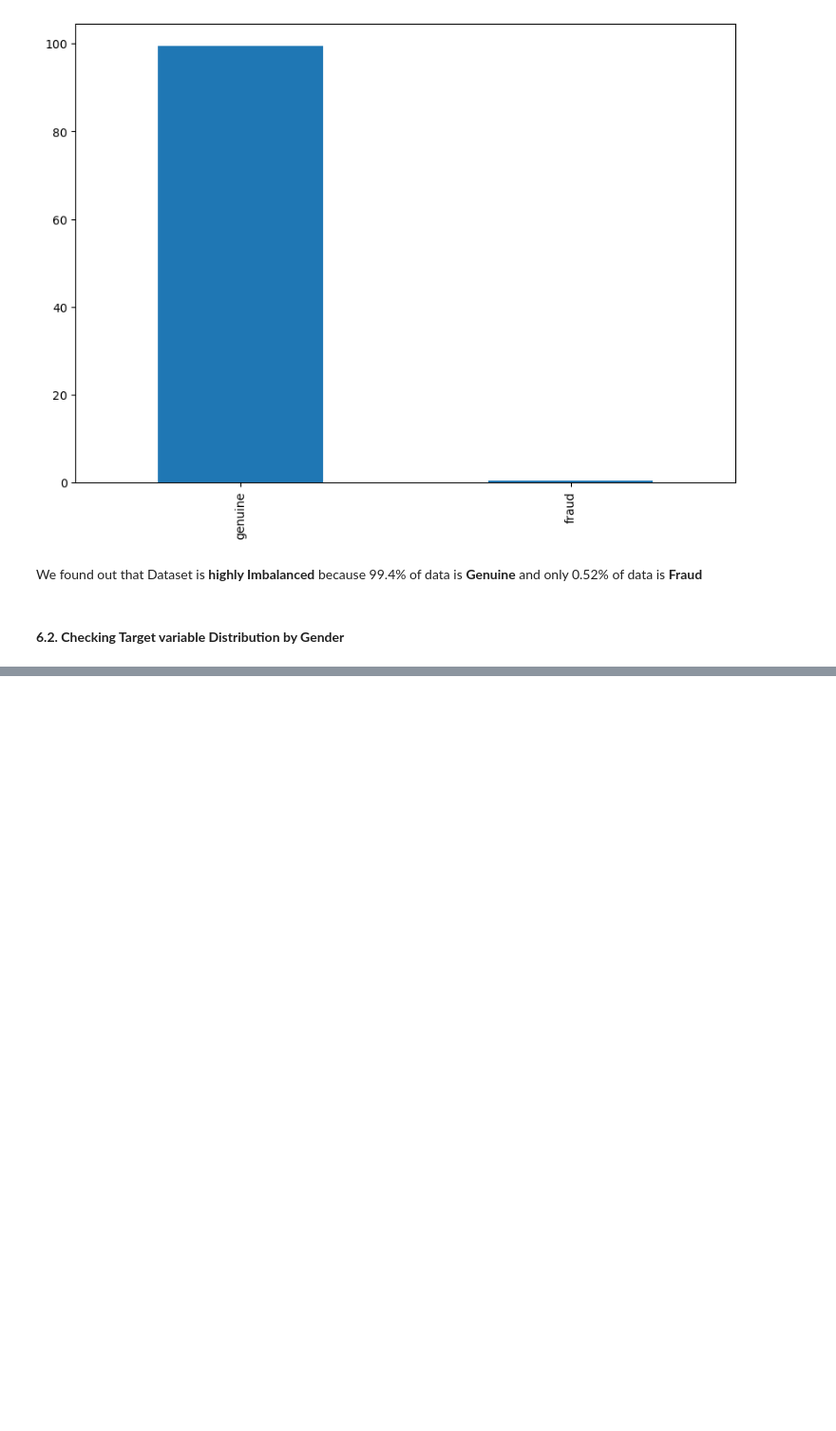
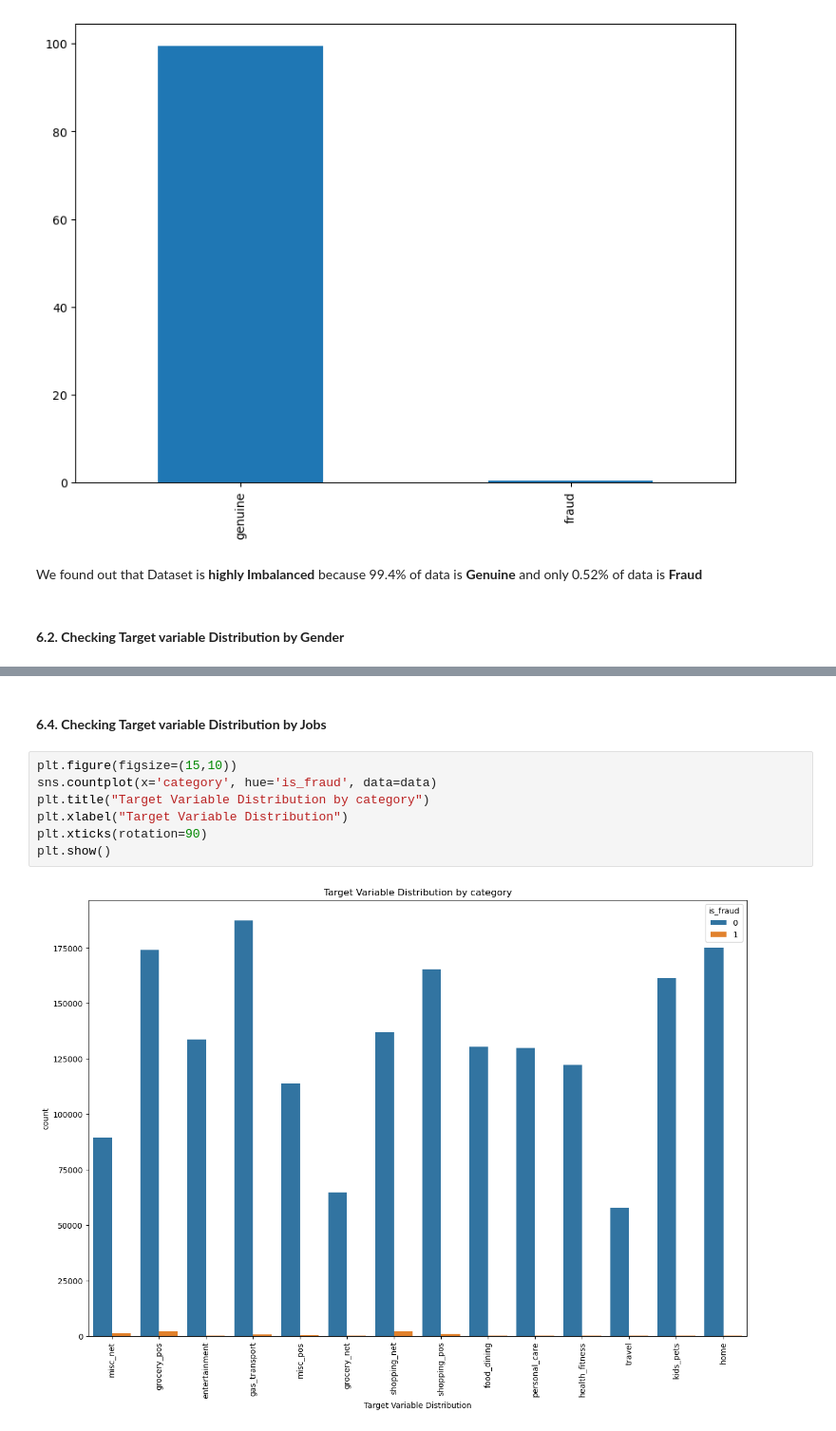
Before and after one commit to sabheen9/Capstone2-Credit-Card-Fraud-Detection, a Jupyter notebook: Credit Card Fraud Detection/notebooks/Data_Wrangling.ipynb, the cells around one changed output, grey strips where cells are left out. Shown at 95% size. Cells and saved outputs as stored; diff of their text form; blank space fills up the shorter version.

```diff
--- a/Credit Card Fraud Detection/notebooks/Data_Wrangling.ipynb
+++ b/Credit Card Fraud Detection/notebooks/Data_Wrangling.ipynb
@@ -234,0 +285,11 @@ temp
+# %% [markdown]
+#### **6.4. Checking Target variable Distribution by Jobs**
+# %%
+plt.figure(figsize=(15,10))
+sns.countplot(x='category', hue='is_fraud', data=data)
+plt.title("Target Variable Distribution by category")
+plt.xlabel("Target Variable Distribution")
+plt.xticks(rotation=90)
+plt.show()
+# %% [output]
+[figure, added]
```
Also changed, not shown: parts of 7 cells of this notebook.
